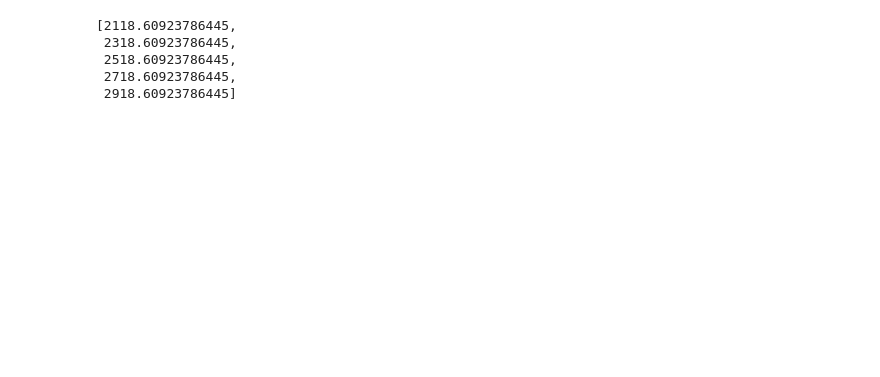
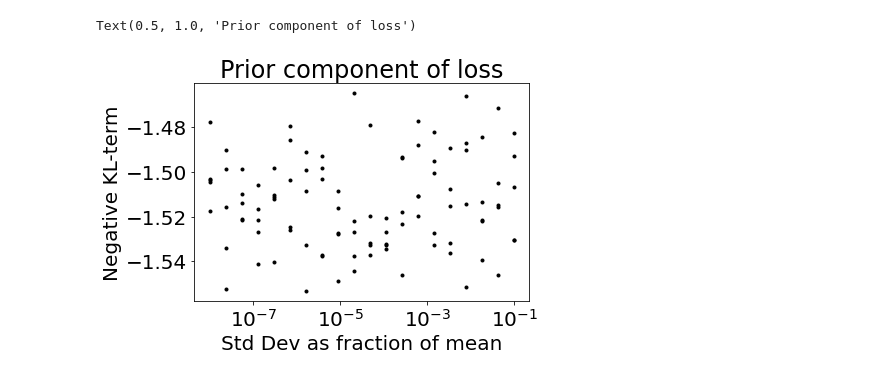
Before and after one commit to tufts-ml/covid19-forecasting, a Jupyter notebook: tf_model_1p5/Development Notebooks/Make Bayesian Model Graphs.ipynb, the cells around one changed output. Saved outputs shown, nothing was run; the diff lists cells and outputs as text; code cells hidden in the pictures; blank space fills up the shorter version.

```diff
--- a/tf_model_1p5/Development Notebooks/Make Bayesian Model Graphs.ipynb
+++ b/tf_model_1p5/Development Notebooks/Make Bayesian Model Graphs.ipynb
@@ -564,10 +727,14 @@ model_asymp[0]
 # %%
-possibilities['warmup_asymp_-3']
+plt.plot(np.repeat(possibilities['T_serial'],5),
+         [model_loss[2] for model_loss in just_model_losses['T_serial']], 'k.')
+#plt.plot([synth_delta*param_scale_pct, synth_delta*param_scale_pct], [21, 21.5], 'r-', label='Truth')
+plt.xlabel('Std Dev as fraction of mean')
+plt.ylabel('Negative KL-term')
+#plt.legend()
+plt.xscale('log')
+plt.title("Prior component of loss")
 # %% [output]
-[2118.60923786445,
- 2318.60923786445,
- 2518.60923786445,
- 2718.60923786445,
- 2918.60923786445]
+Text(0.5, 1.0, 'Prior component of loss')
+[figure, added]
 # %%
 warmup_asymp
```
Also changed, not shown: parts of 38 cells of this notebook, 1 other file.
